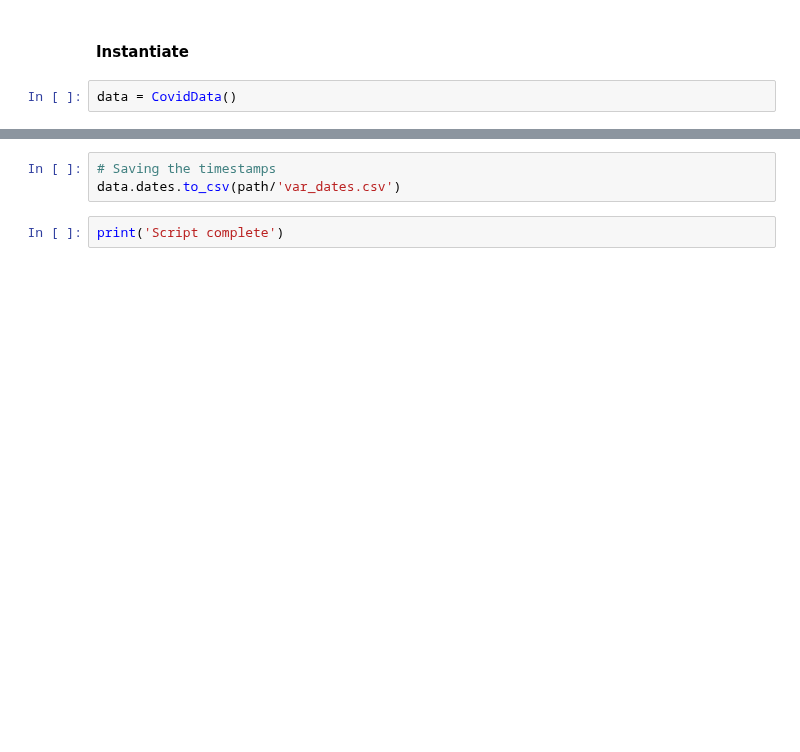
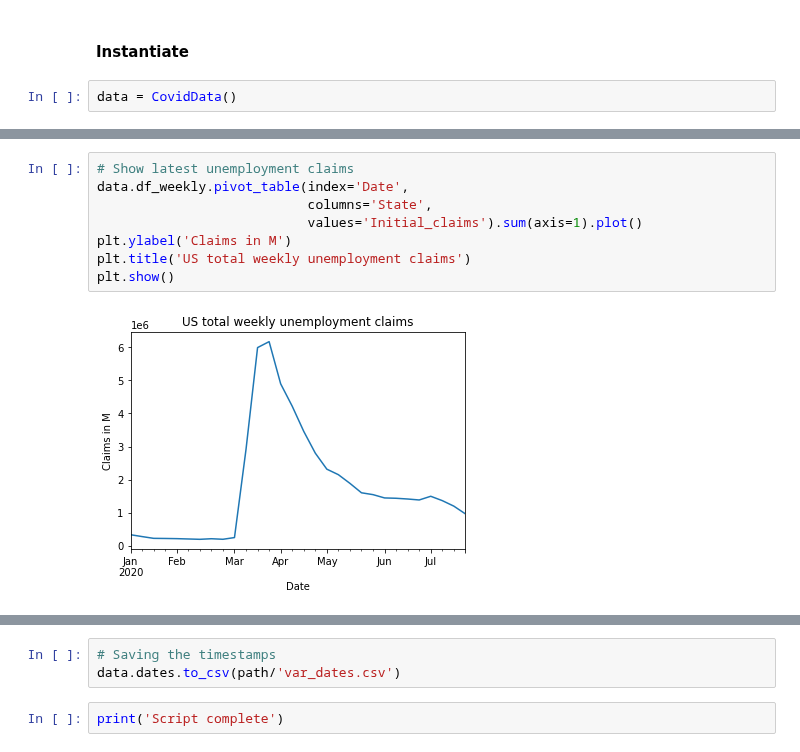
Before and after one commit to dturner195/covid_data, a Jupyter notebook: Master_dashboard.ipynb, the cells around one changed output, grey strips where cells are left out. Saved outputs shown, nothing was run; the diff lists cells and outputs as text; blank space fills up the shorter version.

```diff
--- a/Master_dashboard.ipynb
+++ b/Master_dashboard.ipynb
@@ -649,0 +722,10 @@ Projections start: 2020-08-07
+# %%
+# Show latest unemployment claims
+data.df_weekly.pivot_table(index='Date',
+                           columns='State',
+                           values='Initial_claims').sum(axis=1).plot()
+plt.ylabel('Claims in M')
+plt.title('US total weekly unemployment claims')
+plt.show()
+# %% [output]
+[figure, added]
```
Also changed, not shown: parts of 9 cells of this notebook, 6 other files.
